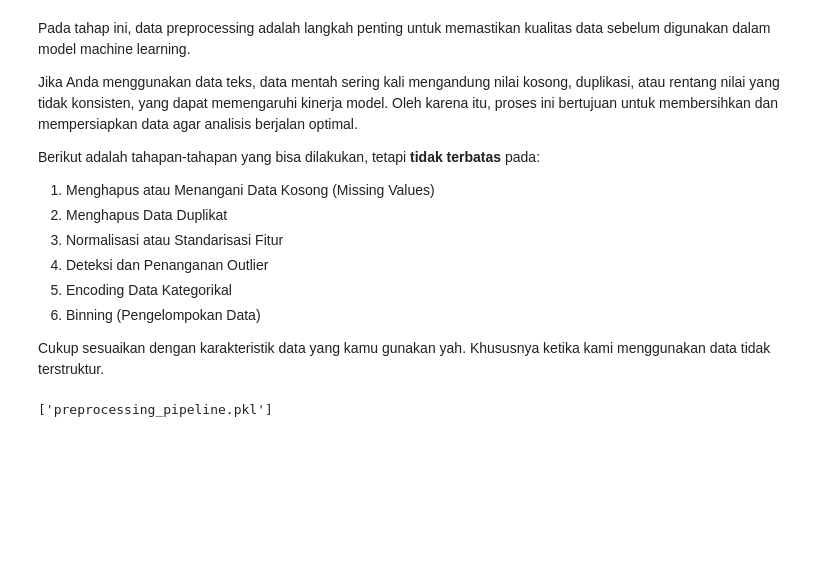
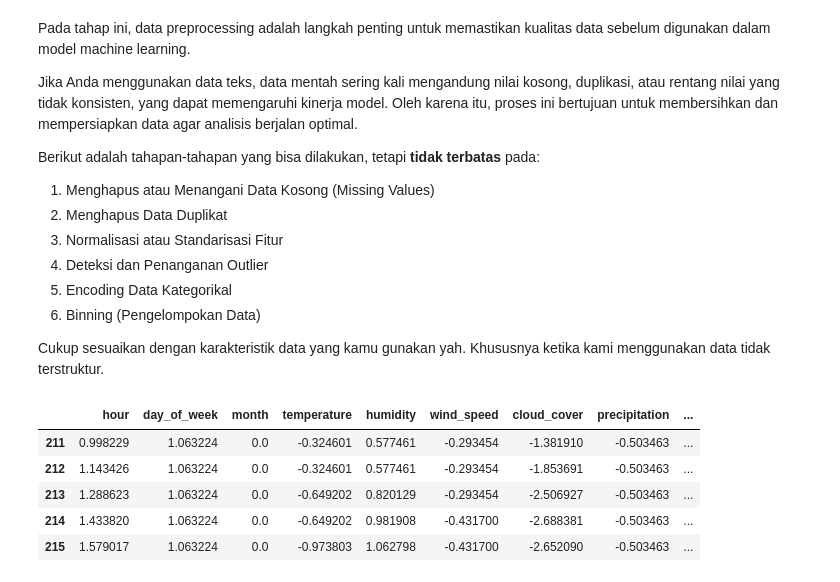
Before and after one commit to f2rra/Eksperimen_SML_Fathur, a Jupyter notebook: preprocessing/Eksperimen_Fathur-Rahman-Al-Farizy.ipynb, the cells around one changed output. Saved outputs shown, nothing was run; the diff lists cells and outputs as text; code cells hidden in the pictures; blank space fills up the shorter version.

Commit message:
update preprocessing

```diff
--- a/preprocessing/Eksperimen_Fathur-Rahman-Al-Farizy.ipynb
+++ b/preprocessing/Eksperimen_Fathur-Rahman-Al-Farizy.ipynb
@@ -120,31 +121,46 @@ df = df.drop_duplicates(subset=['unique_key'], keep='last')
 
 # 2. Ekstrak fitur waktu
 df['hour'] = df['local_datetime'].dt.hour
 df['day_of_week'] = df['local_datetime'].dt.dayofweek
 df['month'] = df['local_datetime'].dt.month
 
 # 3. Pemilihan fitur
 features = ['hour','day_of_week', 'month', 'temperature', 'humidity',
             'wind_speed', 'cloud_cover', 'precipitation', 'weather_description']
 
 df = df[features]
 
 # 4. Transformasi fitur kategorikal
 preprocessor = ColumnTransformer(
     transformers=[
         ('num', StandardScaler(), ['hour','day_of_week', 'month', 'temperature',
                                    'humidity', 'wind_speed', 'cloud_cover', 'precipitation']),
         ('cat', OneHotEncoder(), ['weather_description'])
     ])
 
 # 5. Buat pipeline
 pipeline = Pipeline(steps=[('preprocessor', preprocessor)])
 
 # 6. Transformasi data
 preprocessed_data = pipeline.fit_transform(df)
 
 # Simpan pipeline untuk penggunaan di automasi
 import joblib
 joblib.dump(pipeline, 'preprocessing_pipeline.pkl')
+
+
+# Menampilkan preprocessed_data
+feature_names = pipeline.named_steps['preprocessor'].get_feature_names_out()
+clean_feature_names = [
+    re.sub(r'^(num|cat)__', '', name)  # Hapus prefix num__ atau cat__
+    for name in feature_names
+]
+preprocessed_df = pd.DataFrame(preprocessed_data, columns=clean_feature_names)
+preprocessed_df.tail()
 # %% [output]
-['preprocessing_pipeline.pkl']
+|  | hour | day_of_week | month | temperature | humidity | wind_speed | cloud_cover | precipitation | ... |
+| 211 | 0.998229 | 1.063224 | 0.0 | -0.324601 | 0.577461 | -0.293454 | -1.381910 | -0.503463 | ... |
+| 212 | 1.143426 | 1.063224 | 0.0 | -0.324601 | 0.577461 | -0.293454 | -1.853691 | -0.503463 | ... |
+| 213 | 1.288623 | 1.063224 | 0.0 | -0.649202 | 0.820129 | -0.293454 | -2.506927 | -0.503463 | ... |
+| 214 | 1.433820 | 1.063224 | 0.0 | -0.649202 | 0.981908 | -0.431700 | -2.688381 | -0.503463 | ... |
+| 215 | 1.579017 | 1.063224 | 0.0 | -0.973803 | 1.062798 | -0.431700 | -2.652090 | -0.503463 | ... |
```
Also changed, not shown: parts of 2 cells of this notebook, 1 other file.
